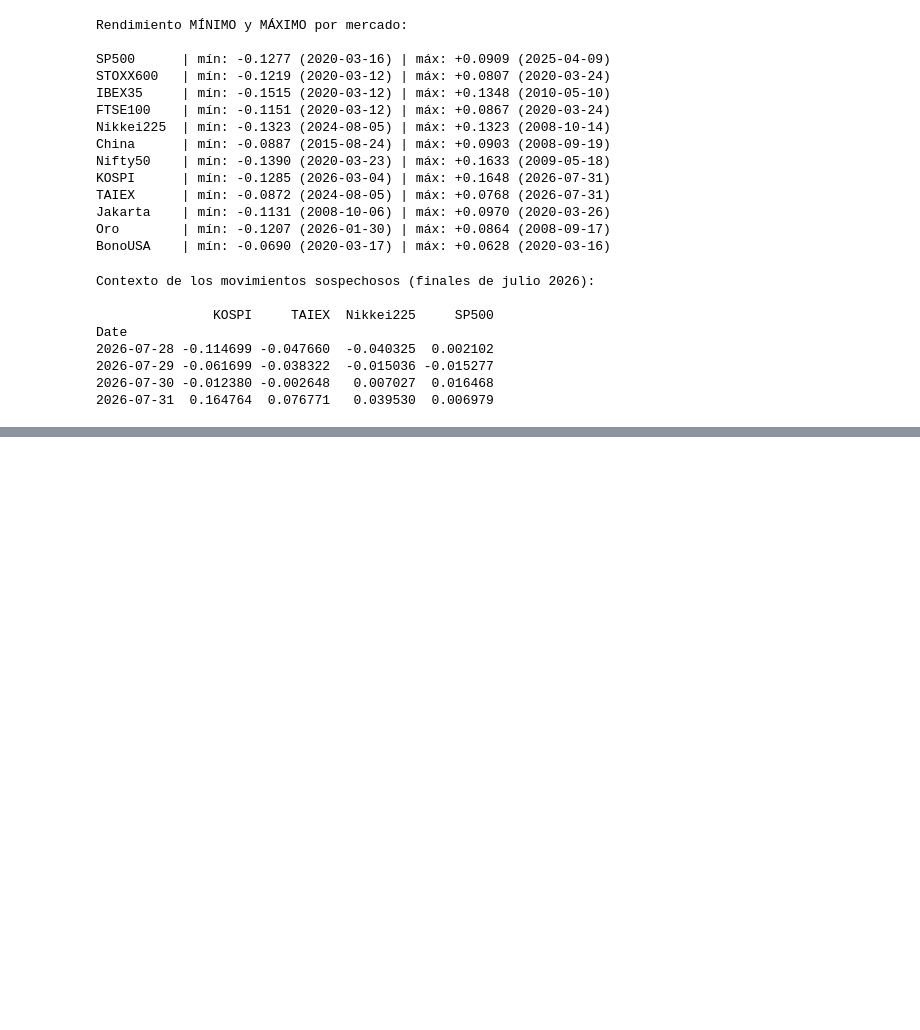
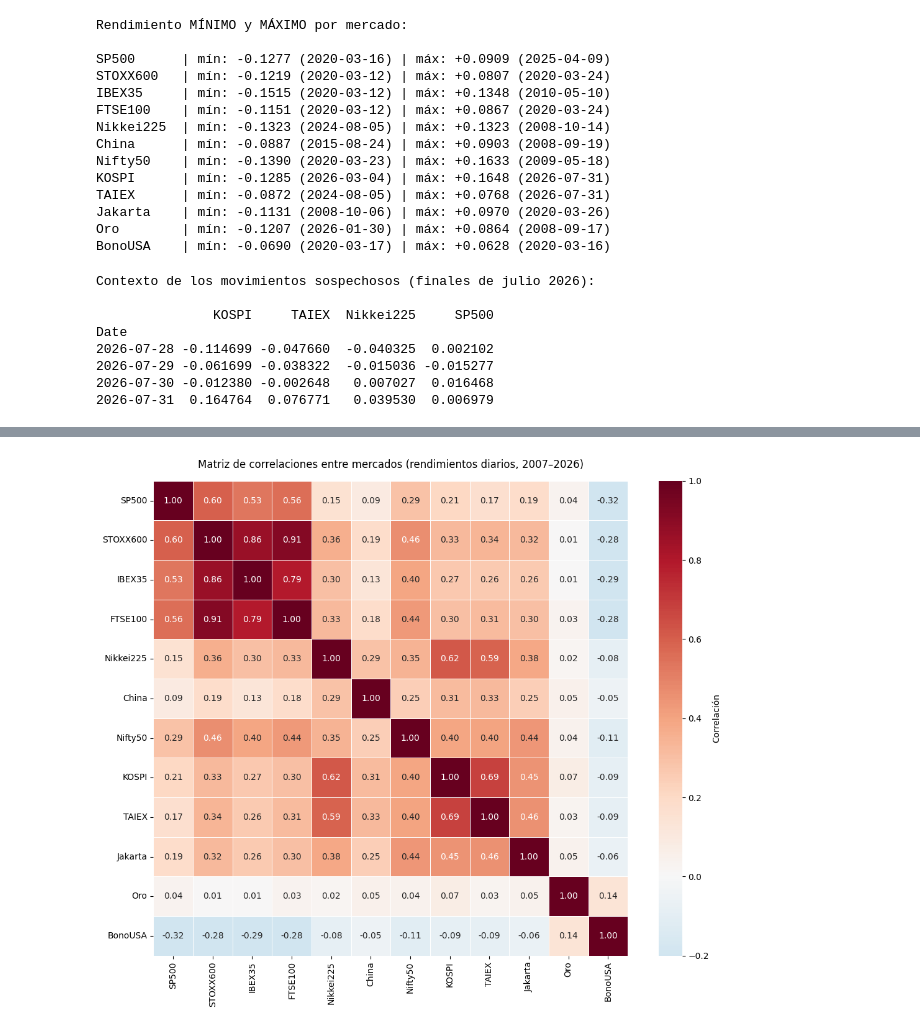
Before and after one commit to cristiangaymartin/tfm-estados-mercado, a Jupyter notebook: notebooks/01_ingesta.ipynb, the cells around one changed output, grey strips where cells are left out. Cells and saved outputs as stored; diff of their text form; code cells hidden in the pictures; blank space fills up the shorter version.

Commit message:
Añade matriz de correlaciones y cierra el EDA de la Fase 1.

```diff
--- a/notebooks/01_ingesta.ipynb
+++ b/notebooks/01_ingesta.ipynb
@@ -443,3 +444,9 @@ Date
 2026-07-29 -0.061699 -0.038322  -0.015036 -0.015277
 2026-07-30 -0.012380 -0.002648   0.007027  0.016468
 2026-07-31  0.164764  0.076771   0.039530  0.006979
+# %%
+# Matriz de correlaciones entre los rendimientos de los doce mercados
+corr = retornos_intersec.corr()
+
+# La mostramos redondeada a 2 decimales para que se lea bien
+corr.round(2)
@@ -445,0 +467,18 @@ Date
+# %%
+plt.figure(figsize=(11, 9))
+sns.heatmap(
+    corr,
+    annot=True,          # escribe el número dentro de cada casilla
+    fmt=".2f",           # con 2 decimales
+    cmap="RdBu_r",       # rojo = correlación alta, azul = baja/negativa
+    center=0,            # el blanco queda en correlación 0
+    vmin=-0.2, vmax=1,   # rango de la escala de color
+    square=True,
+    linewidths=0.5,
+    cbar_kws={"label": "Correlación"}
+)
+plt.title("Matriz de correlaciones entre mercados (rendimientos diarios, 2007–2026)", pad=15)
+plt.tight_layout()
+plt.show()
+# %% [output]
+[figure, added]
```
Also changed, not shown: parts of 2 cells of this notebook.
